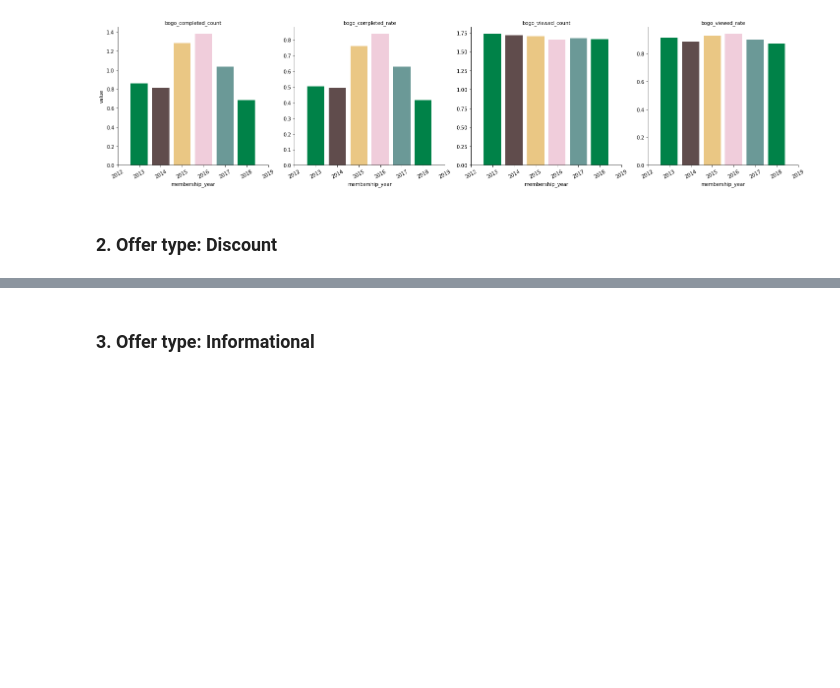
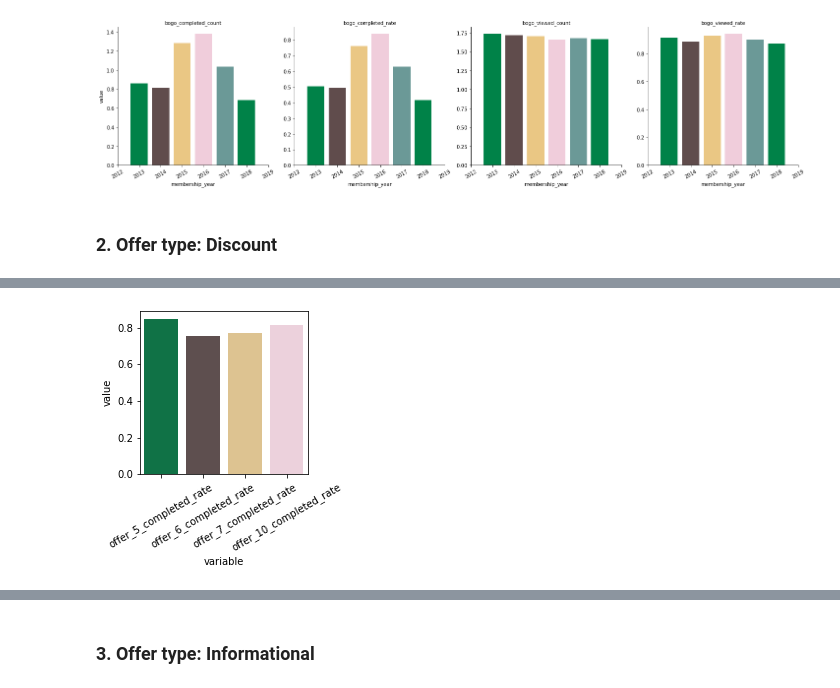
Before and after one commit to Arjunar92/Starbucks_Customer_Segmentation_Project, a Jupyter notebook: Starbucks_Customer_Segmentation_012821a.ipynb, the cells around one changed output, grey strips where cells are left out. Cells and saved outputs as stored; diff of their text form; code cells hidden in the pictures; blank space fills up the shorter version.

```diff
--- a/Starbucks_Customer_Segmentation_012821a.ipynb
+++ b/Starbucks_Customer_Segmentation_012821a.ipynb
@@ -533,3 +550,9 @@ df = plot_data_overall(offer_bogo_data_completed  , 4, 30, ['offer_5_completed_r
+# %%
+#Analyze Offer completed rate
+df = plot_data_overall(offer_discount_data_completed , 4, 30, ['offer_5_completed_rate',
+ 'offer_6_completed_rate','offer_7_completed_rate','offer_10_completed_rate'])
+# %% [output]
+[figure, added]
 # %%
 #Discount: Plot to visualize average Offers completed, Offers viewed , offer completion rate, offer view rate
 
```
Also changed, not shown: parts of 32 cells of this notebook, 1 other file.
